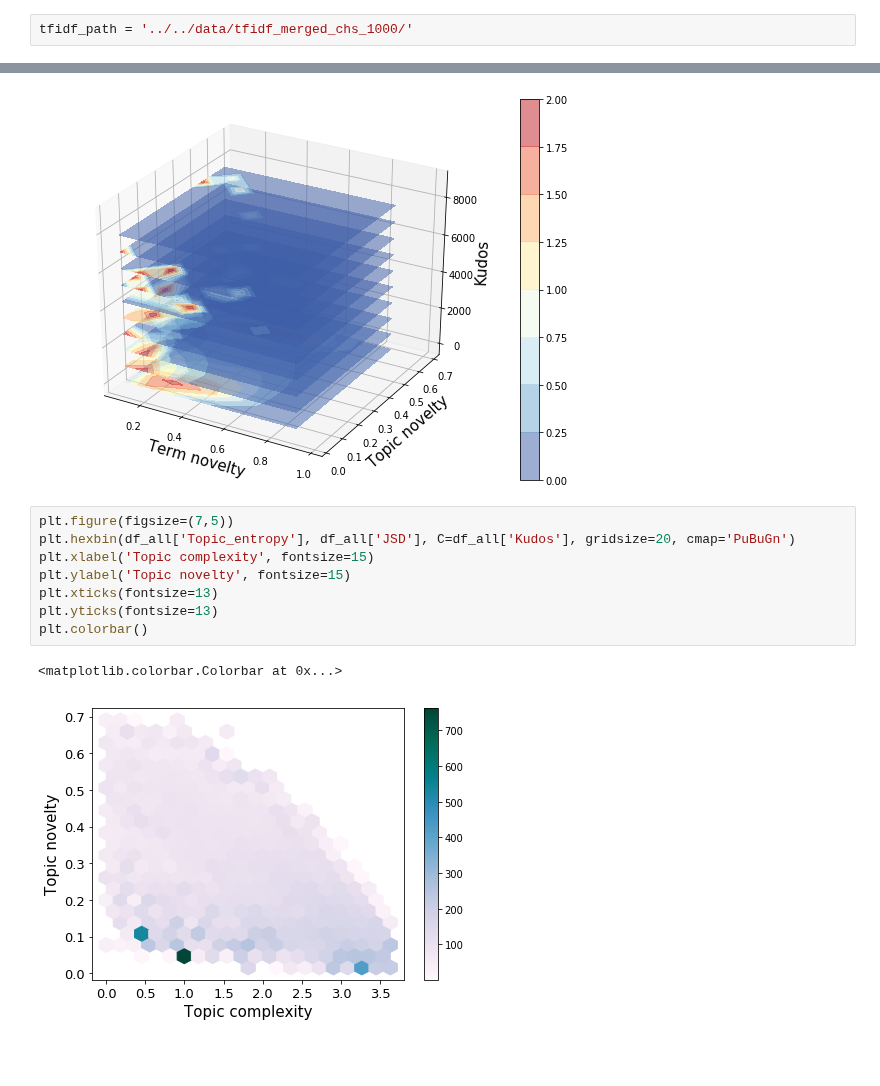
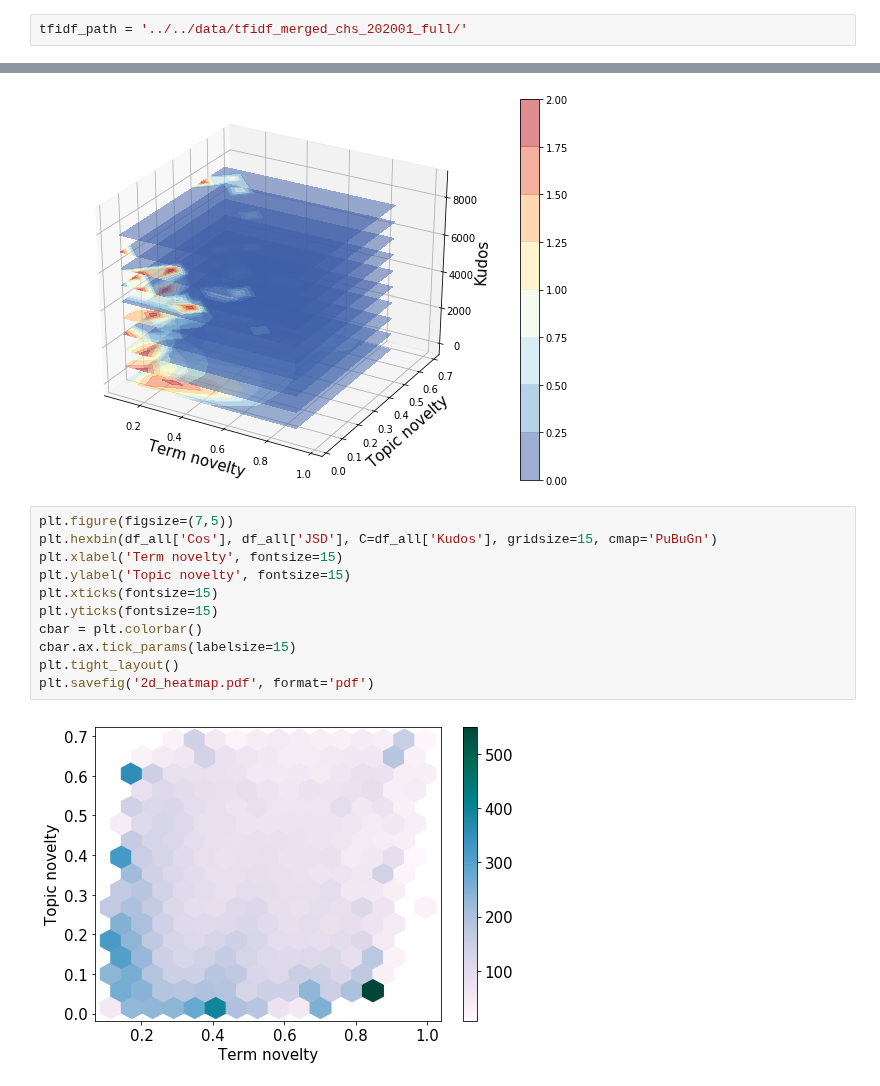
Before and after one commit to yzjing/ao3_old, a Jupyter notebook: exps/20190919_current_exps/plot_3d.ipynb, the cells around one changed output, grey strips where cells are left out. Drawn from its saved outputs; the diff is of its cells as text; blank space fills up the shorter version.

Commit message:
update plotting code

```diff
--- a/exps/20190919_current_exps/plot_3d.ipynb
+++ b/exps/20190919_current_exps/plot_3d.ipynb
@@ -7,7 +7,7 @@ import numpy as np
 import csv
 from scipy.stats import entropy
 # %%
-tfidf_path = '../../data/tfidf_merged_chs_1000/'
+tfidf_path = '../../data/tfidf_merged_chs_202001_full/'
 # %%
 lda_path= '../../data/lda_merged_chs_202001_full/'
 # %%
@@ -133,12 +133,14 @@ Text(0.5, 0, 'Kudos')
 [figure]
 # %%
 plt.figure(figsize=(7,5))
-plt.hexbin(df_all['Topic_entropy'], df_all['JSD'], C=df_all['Kudos'], gridsize=20, cmap='PuBuGn')
-plt.xlabel('Topic complexity', fontsize=15)
+plt.hexbin(df_all['Cos'], df_all['JSD'], C=df_all['Kudos'], gridsize=15, cmap='PuBuGn')
+plt.xlabel('Term novelty', fontsize=15)
 plt.ylabel('Topic novelty', fontsize=15)
-plt.xticks(fontsize=13)
-plt.yticks(fontsize=13)
-plt.colorbar()
+plt.xticks(fontsize=15)
+plt.yticks(fontsize=15)
+cbar = plt.colorbar()
+cbar.ax.tick_params(labelsize=15)
+plt.tight_layout()
+plt.savefig('2d_heatmap.pdf', format='pdf')
 # %% [output]
-<matplotlib.colorbar.Colorbar at 0x...>
-[figure, old version]
+[figure, new version]
```
Also changed, not shown: parts of 2 cells of this notebook, 4 other files.
